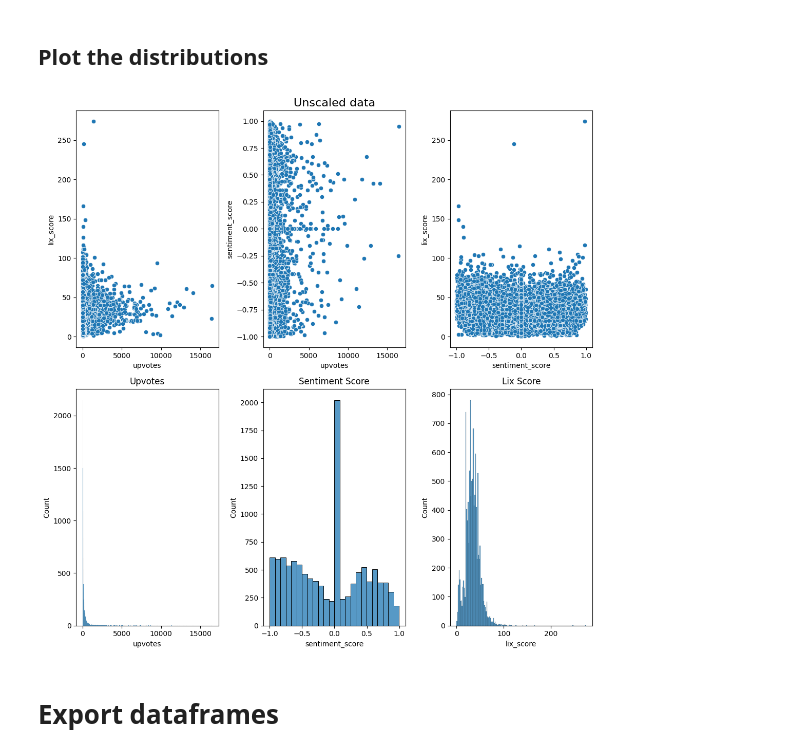
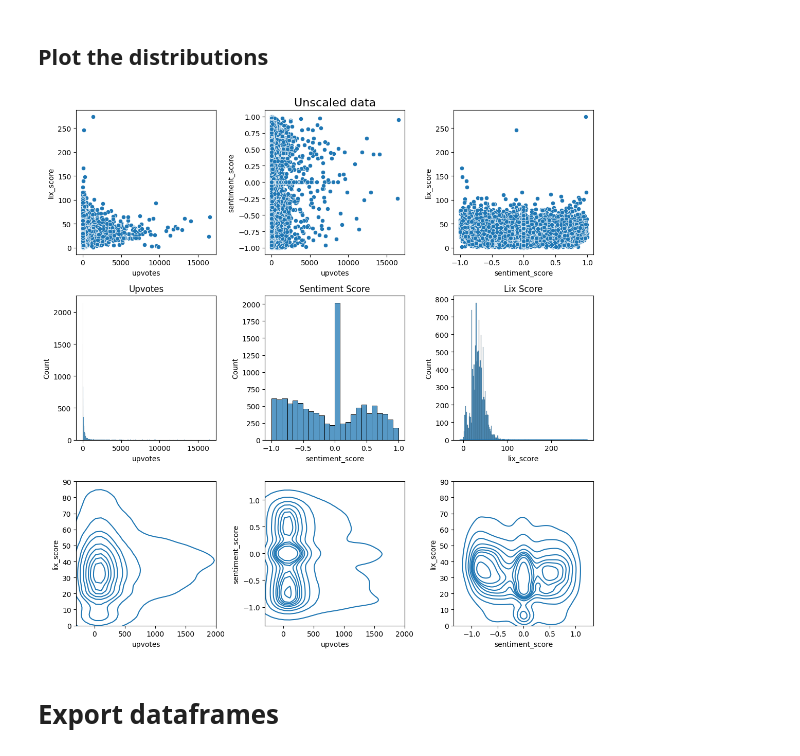
Before and after one commit to danielries/comptoolsproject, a Jupyter notebook: data_processing.ipynb, the cells around one changed output. Drawn from its saved outputs; the diff is of its cells as text; code cells hidden in the pictures.

```diff
--- a/data_processing.ipynb
+++ b/data_processing.ipynb
@@ -124,29 +125,41 @@ df_combined['lix_score'] = df_combined['comment_processed'].apply(lix_calc_used)
 
 # Apply function "calculate_sentiment"
 df_combined['sentiment_score'] = df_combined['comment_processed'].apply(calculate_sentiment_vader)
+
+# Apply log transformation to upvotes
+df_combined['log_upvotes'] = df_combined['upvotes'].apply(lambda x: np.log(x))
 # %% [markdown]
 Plot the distributions
 ---
 # %%
 dt = df_combined.copy()
 
-fig, axes = plt.subplots(2, 3, figsize=(11, 11))
+fig, axes = plt.subplots(3, 3, figsize=(11, 11))
 cols = ['upvotes', 'lix_score', 'sentiment_score']
 df_clean = dt[cols]
 
 axes[0, 1].set_title('Unscaled data', fontsize=16)
 sns.scatterplot(ax = axes[0, 0], data=df_clean, x="upvotes", y="lix_score")
 sns.scatterplot(ax = axes[0, 1], data=df_clean, x="upvotes", y="sentiment_score")
 sns.scatterplot(ax = axes[0, 2], data=df_clean, x="sentiment_score", y="lix_score")
 
 sns.histplot(ax = axes[1,0], data=dt, x="upvotes").set_title('Upvotes')
 sns.histplot(ax = axes[1,1], data=dt, x="sentiment_score").set_title('Sentiment Score')
 sns.histplot(ax = axes[1,2], data=dt, x="lix_score").set_title('Lix Score')
 
+sns.kdeplot(ax = axes[2, 0], data=df_clean, x="upvotes", y="lix_score", )
+sns.kdeplot(ax = axes[2, 1], data=df_clean, x="upvotes", y="sentiment_score")
+sns.kdeplot(ax = axes[2, 2], data=df_clean, x="sentiment_score", y="lix_score")
+axes[2, 0].set_xlim([-300, 2000])
+axes[2, 0].set_ylim([0, 90])
+axes[2, 1].set_xlim([-300, 2000])
+axes[2, 2].set_ylim([0, 90])
+
+
 plt.tight_layout()
 plt.show()
 # %% [output]
-[figure, old version]
+[figure, new version]
 # %% [markdown]
 # Export dataframes
 # %%
```
Also changed, not shown: parts of 1 cell of this notebook, 5 other files.
